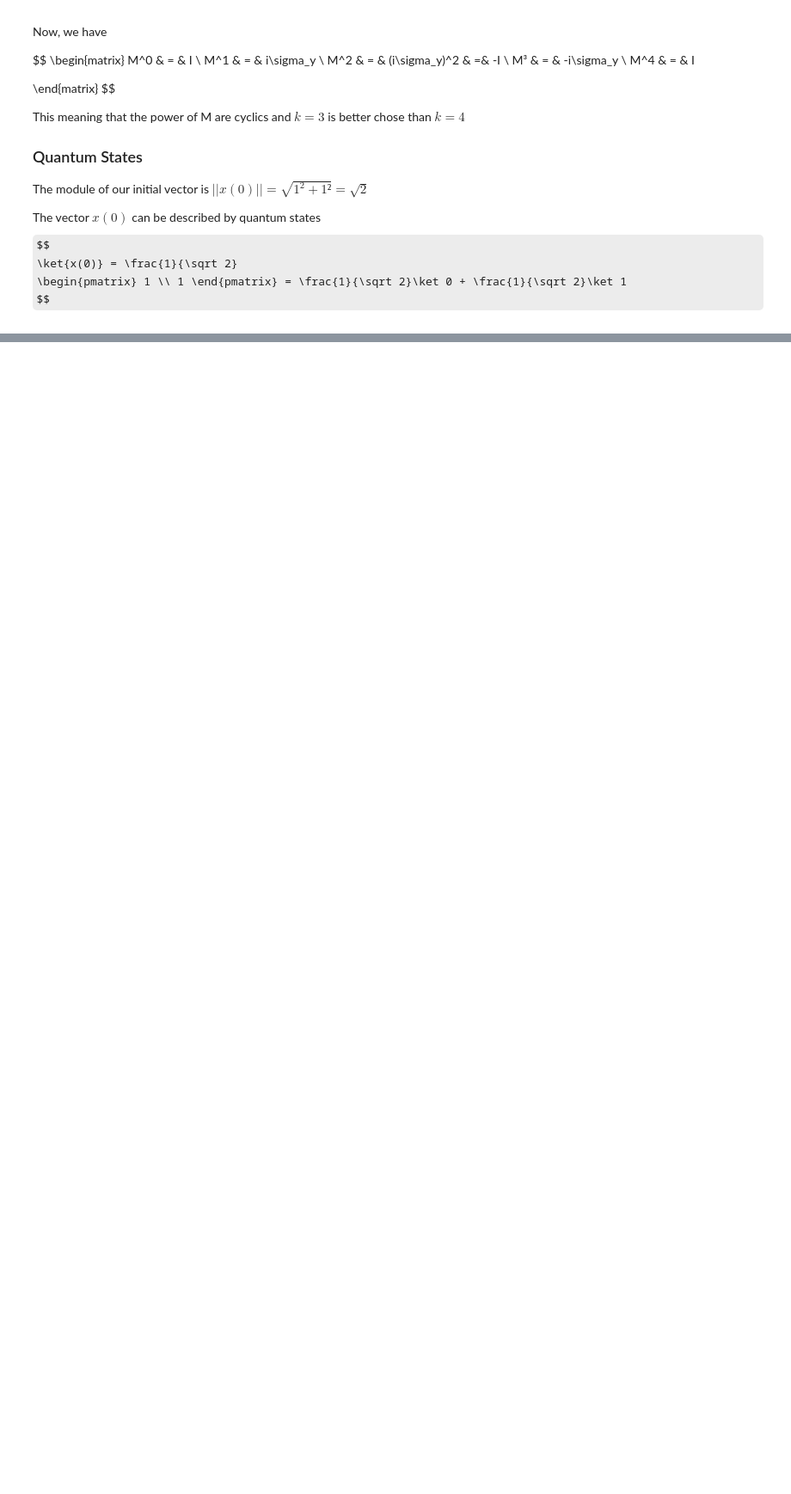
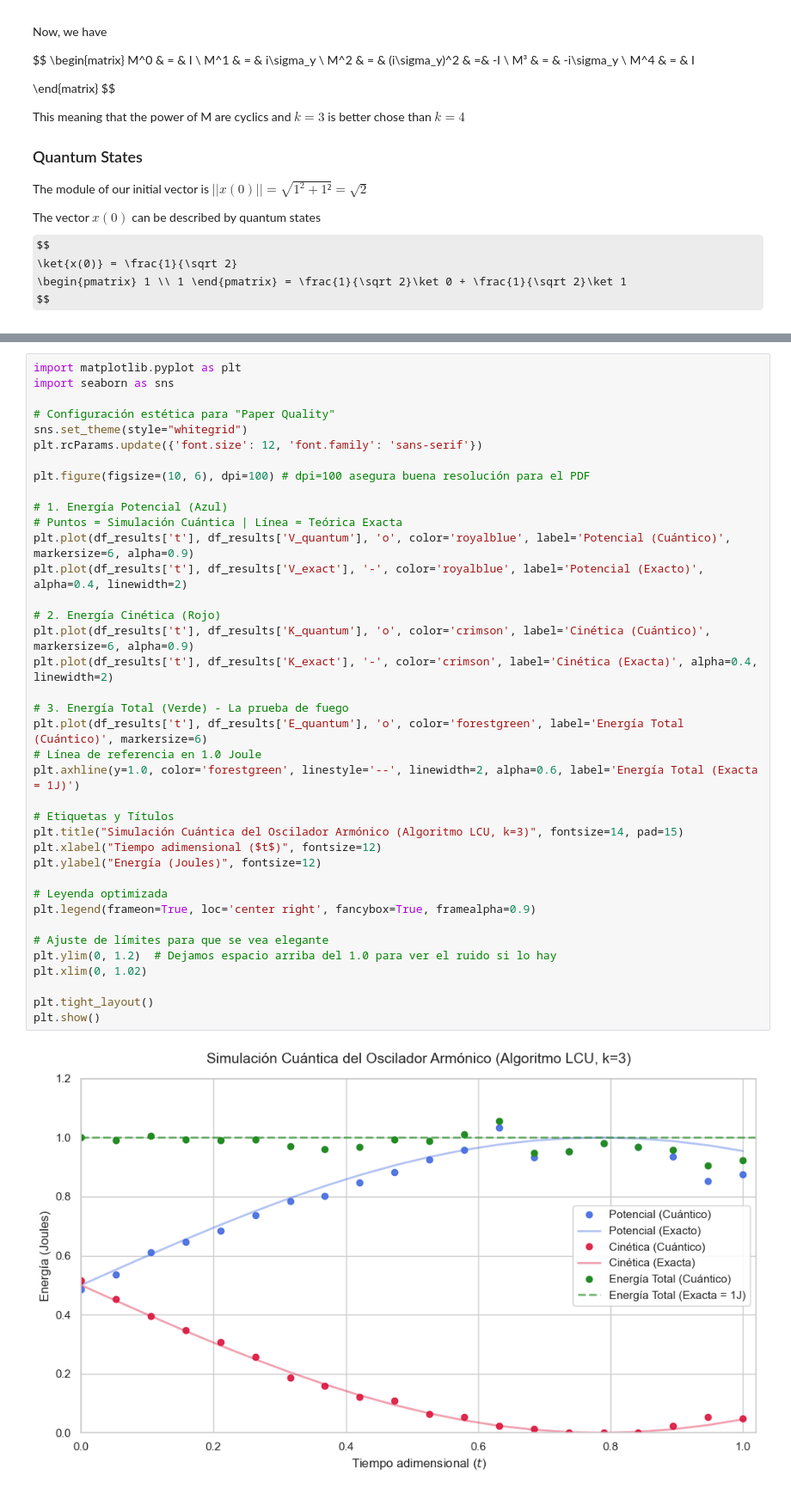
Before and after one commit to Atypiqal/differential-equations, a Jupyter notebook: main.ipynb, the cells around one changed output, grey strips where cells are left out. Shown at 86% size. Cells and saved outputs as stored; diff of their text form; some formulas as TeX source; blank space fills up the shorter version.

```diff
--- a/main.ipynb
+++ b/main.ipynb
@@ -259,0 +312,40 @@ Vista previa de los datos:
+# %%
+import matplotlib.pyplot as plt
+import seaborn as sns
+
+# Configuración estética para "Paper Quality"
+sns.set_theme(style="whitegrid")
+plt.rcParams.update({'font.size': 12, 'font.family': 'sans-serif'})
+
+plt.figure(figsize=(10, 6), dpi=100) # dpi=100 asegura buena resolución para el PDF
+
+# 1. Energía Potencial (Azul)
+# Puntos = Simulación Cuántica | Línea = Teórica Exacta
+plt.plot(df_results['t'], df_results['V_quantum'], 'o', color='royalblue', label='Potencial (Cuántico)', markersize=6, alpha=0.9)
+plt.plot(df_results['t'], df_results['V_exact'], '-', color='royalblue', label='Potencial (Exacto)', alpha=0.4, linewidth=2)
+
+# 2. Energía Cinética (Rojo)
+plt.plot(df_results['t'], df_results['K_quantum'], 'o', color='crimson', label='Cinética (Cuántico)', markersize=6, alpha=0.9)
+plt.plot(df_results['t'], df_results['K_exact'], '-', color='crimson', label='Cinética (Exacta)', alpha=0.4, linewidth=2)
+
+# 3. Energía Total (Verde) - La prueba de fuego
+plt.plot(df_results['t'], df_results['E_quantum'], 'o', color='forestgreen', label='Energía Total (Cuántico)', markersize=6)
+# Línea de referencia en 1.0 Joule
+plt.axhline(y=1.0, color='forestgreen', linestyle='--', linewidth=2, alpha=0.6, label='Energía Total (Exacta = 1J)')
+
+# Etiquetas y Títulos
+plt.title("Simulación Cuántica del Oscilador Armónico (Algoritmo LCU, k=3)", fontsize=14, pad=15)
+plt.xlabel("Tiempo adimensional ($t$)", fontsize=12)
+plt.ylabel("Energía (Joules)", fontsize=12)
+
+# Leyenda optimizada
+plt.legend(frameon=True, loc='center right', fancybox=True, framealpha=0.9)
+
+# Ajuste de límites para que se vea elegante
+plt.ylim(0, 1.2)  # Dejamos espacio arriba del 1.0 para ver el ruido si lo hay
+plt.xlim(0, 1.02)
+
+plt.tight_layout()
+plt.show()
+# %% [output]
+[figure, added]
```
Also changed, not shown: parts of 11 cells of this notebook.
